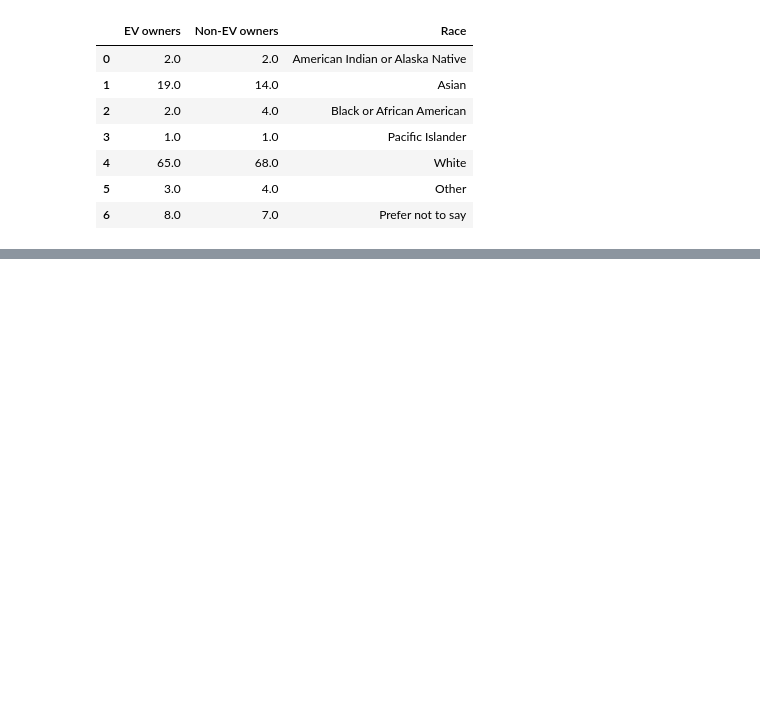
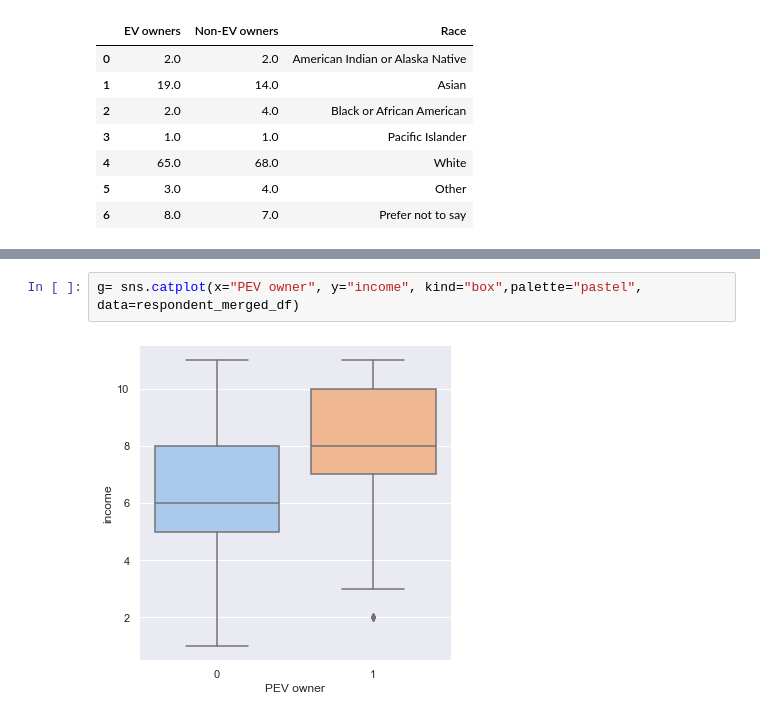
Before and after one commit to RussellShelley/Energy_Analysis, a Jupyter notebook: Visualization/python_analytics.ipynb, the cells around one changed output, grey strips where cells are left out. Drawn from its saved outputs; the diff is of its cells as text; blank space fills up the shorter version.

```diff
--- a/Visualization/python_analytics.ipynb
+++ b/Visualization/python_analytics.ipynb
@@ -817,0 +850,4 @@ g = sns.countplot(
+# %%
+g= sns.catplot(x="PEV owner", y="income", kind="box",palette="pastel", data=respondent_merged_df)
+# %% [output]
+[figure, added]
```
Also changed, not shown: parts of 12 cells of this notebook, 1 other file.
